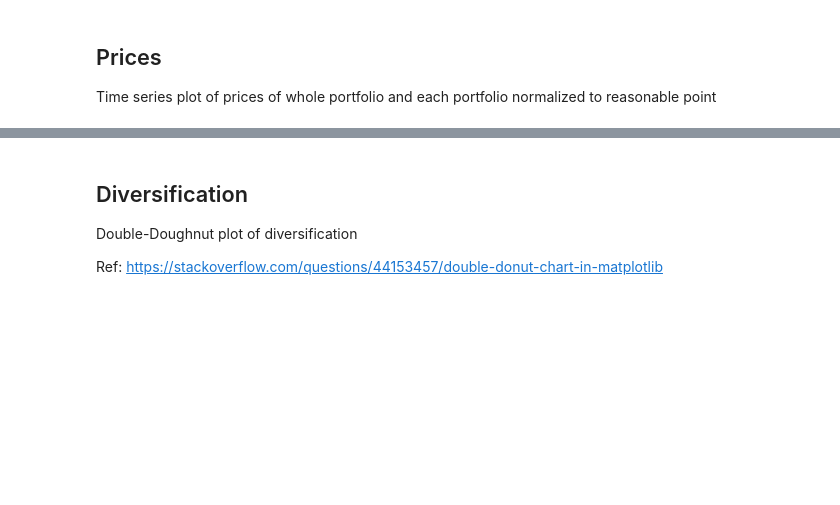
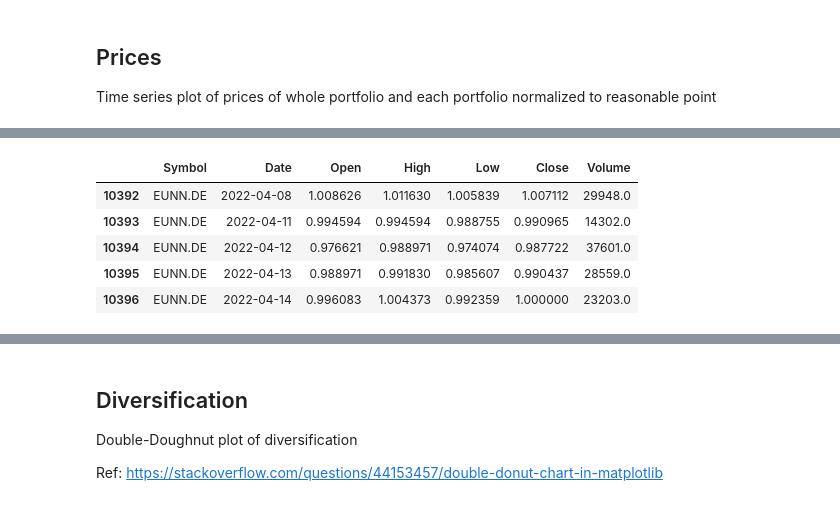
Before and after one commit to Mebbel/PortfolioManagement, a Jupyter notebook: _0001_Dashboard.ipynb, the cells around one changed output, grey strips where cells are left out. Drawn from its saved outputs; the diff is of its cells as text; code cells hidden in the pictures; blank space fills up the shorter version.

```diff
--- a/_0001_Dashboard.ipynb
+++ b/_0001_Dashboard.ipynb
@@ -101,0 +146,20 @@ Time series plot of prices of whole portfolio and each portfolio normalized to r
+# %%
+# Normalize prices to closing price = 1
+prices_base = prices.loc[prices.Date == '2022-04-14', ['Symbol', 'Close']]
+prices_base = prices_base.rename(columns={c:c+"_base" for c in ['Close']})
+
+# Add to price data and normalize prices
+prices_norm = prices.join(prices_base.set_index('Symbol'), on='Symbol')
+
+for c in ['Open', 'High', 'Low', 'Close']:
+    prices_norm[c] = prices_norm[c] / prices_norm["Close_base"]
+
+prices_norm = prices_norm[['Symbol', 'Date', 'Open', 'High', 'Low', 'Close', 'Volume']]
+prices_norm.tail()
+# %% [output]
+|  | Symbol | Date | Open | High | Low | Close | Volume |
+| 10392 | EUNN.DE | 2022-04-08 | 1.008626 | 1.011630 | 1.005839 | 1.007112 | 29948.0 |
+| 10393 | EUNN.DE | 2022-04-11 | 0.994594 | 0.994594 | 0.988755 | 0.990965 | 14302.0 |
+| 10394 | EUNN.DE | 2022-04-12 | 0.976621 | 0.988971 | 0.974074 | 0.987722 | 37601.0 |
+| 10395 | EUNN.DE | 2022-04-13 | 0.988971 | 0.991830 | 0.985607 | 0.990437 | 28559.0 |
+| 10396 | EUNN.DE | 2022-04-14 | 0.996083 | 1.004373 | 0.992359 | 1.000000 | 23203.0 |
```
Also changed, not shown: parts of 10 cells of this notebook, 3 other files.
